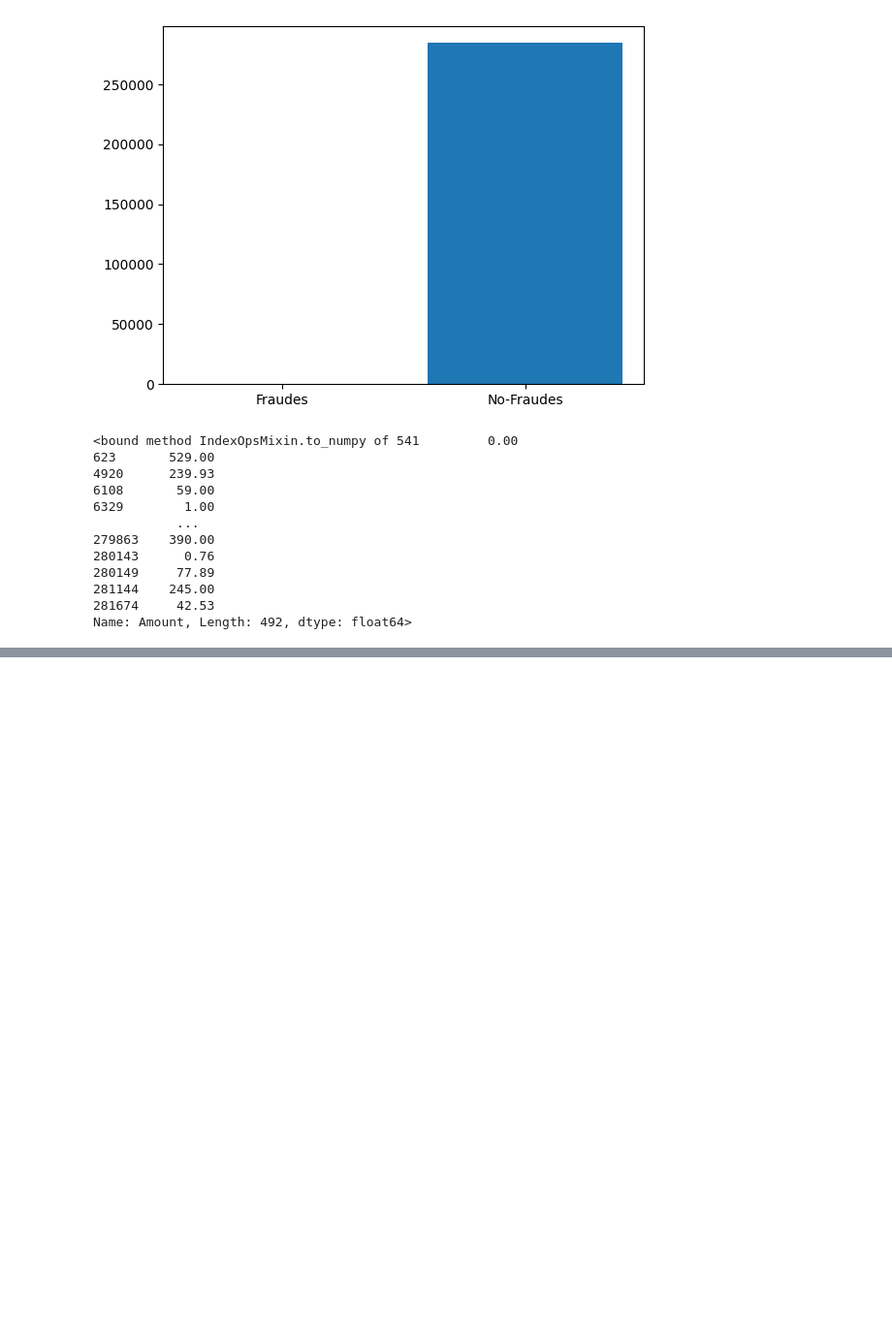
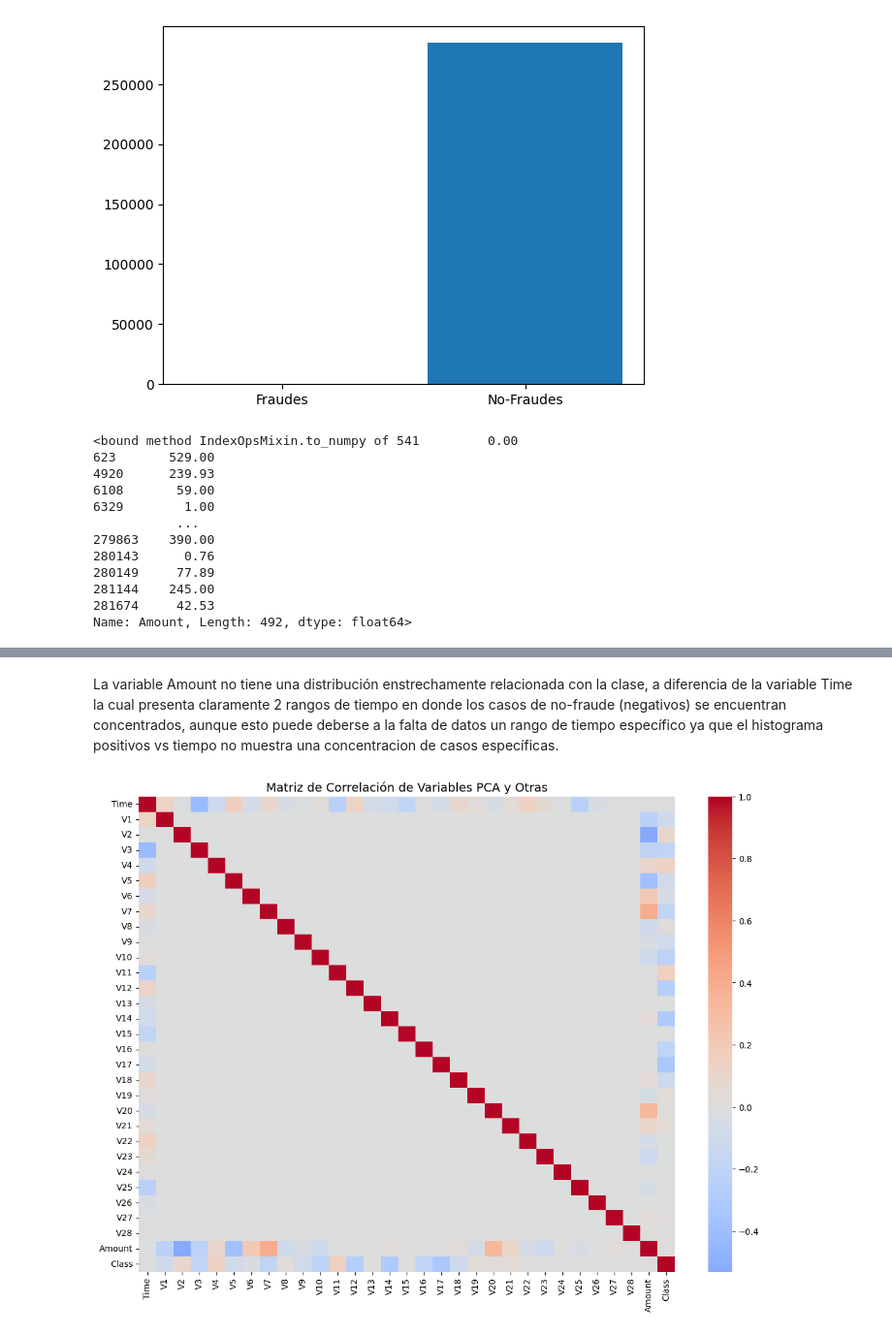
Before and after one commit to criquelme2003/proyecto2_IA, a Jupyter notebook: src/notebooks/exploration.ipynb, the cells around one changed output, grey strips where cells are left out. Shown at 97% size. Cells and saved outputs as stored; diff of their text form; code cells hidden in the pictures; blank space fills up the shorter version.

```diff
--- a/src/notebooks/exploration.ipynb
+++ b/src/notebooks/exploration.ipynb
@@ -95,0 +112,12 @@ plt.show()
+# %% [markdown]
+La variable Amount no tiene una distribución enstrechamente relacionada con la clase, a diferencia de la variable Time la cual presenta claramente 2 rangos de tiempo en donde los casos de no-fraude (negativos) se encuentran concentrados, aunque esto puede deberse a la falta de datos  un rango de tiempo específico ya que el histograma  positivos vs tiempo no muestra una concentracion de casos específicas.
+# %%
+## Correlación entre las variables
+corr = data.corr()
+
+plt.figure(figsize=(14, 10))
+sns.heatmap(corr, cmap='coolwarm', center=0, annot=False)
+plt.title('Matriz de Correlación de Variables PCA y Otras', fontsize=14)
+plt.show()
+# %% [output]
+[figure, added]
```
Also changed, not shown: parts of 6 cells of this notebook, 4 other files.
